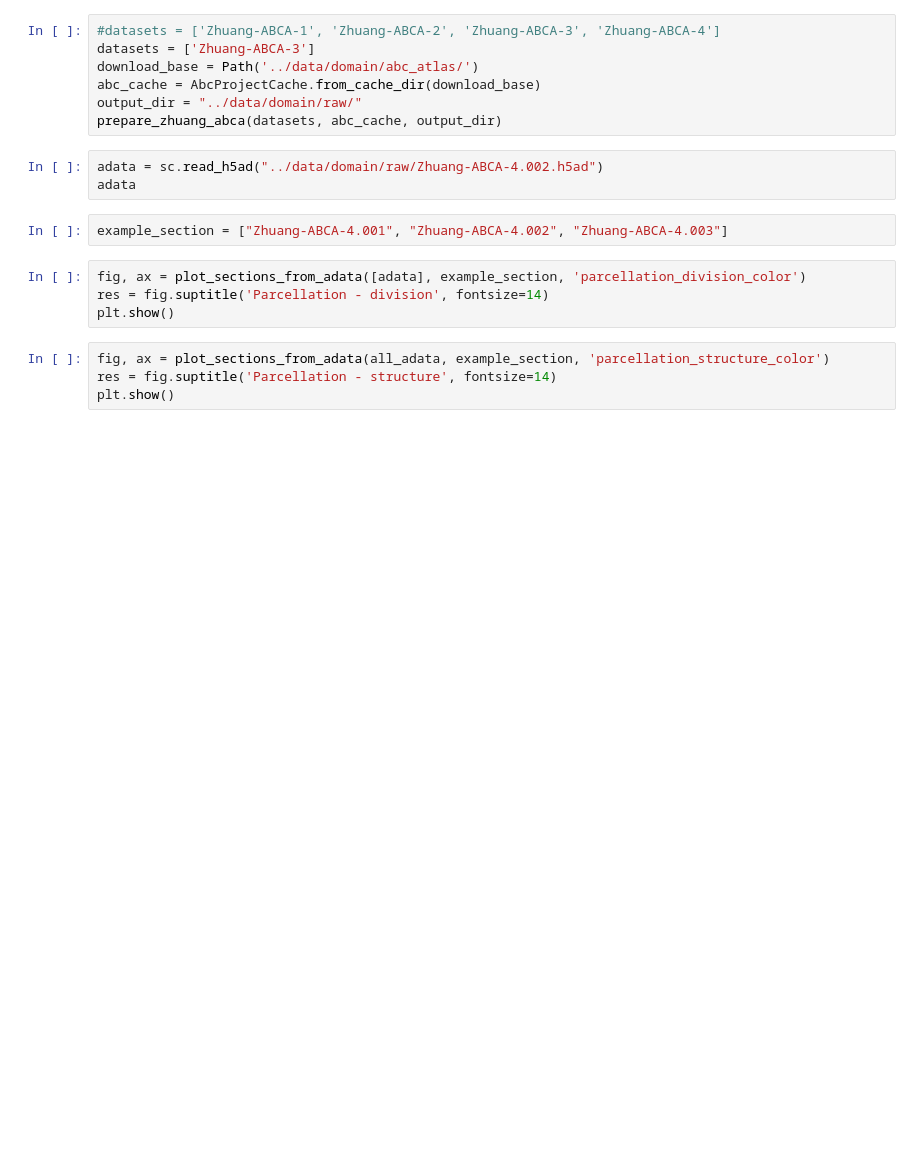
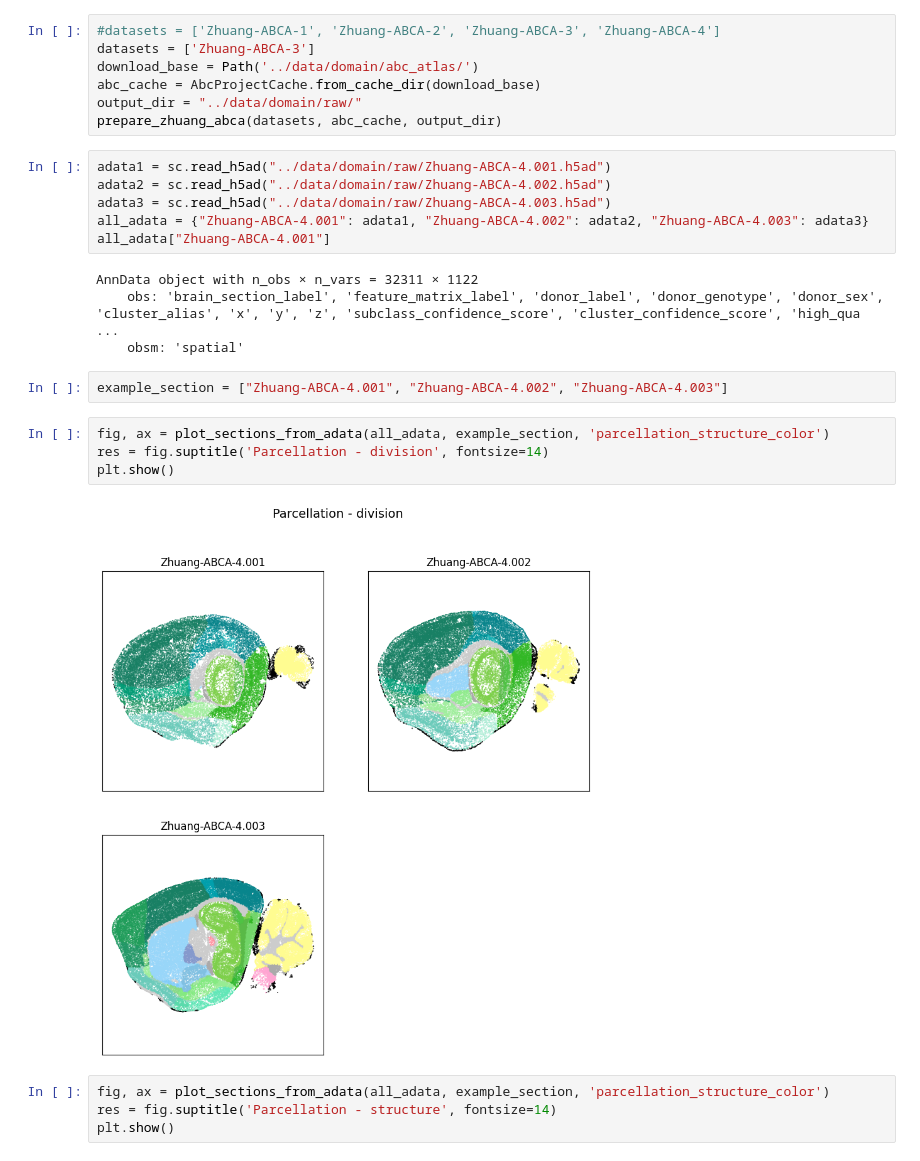
Before and after one commit to BoevaLab/spatial-augmentations, a Jupyter notebook: notebooks/merfish_large.ipynb, the cells around one changed output. Cells and saved outputs as stored; diff of their text form; blank space fills up the shorter version.

```diff
--- a/notebooks/merfish_large.ipynb
+++ b/notebooks/merfish_large.ipynb
@@ -183,15 +183,24 @@ download_base = Path('../data/domain/abc_atlas/')
 abc_cache = AbcProjectCache.from_cache_dir(download_base)
 output_dir = "../data/domain/raw/"
 prepare_zhuang_abca(datasets, abc_cache, output_dir)
-# %%
-adata = sc.read_h5ad("../data/domain/raw/Zhuang-ABCA-4.002.h5ad")
-adata
+# %%
+adata1 = sc.read_h5ad("../data/domain/raw/Zhuang-ABCA-4.001.h5ad")
+adata2 = sc.read_h5ad("../data/domain/raw/Zhuang-ABCA-4.002.h5ad")
+adata3 = sc.read_h5ad("../data/domain/raw/Zhuang-ABCA-4.003.h5ad")
+all_adata = {"Zhuang-ABCA-4.001": adata1, "Zhuang-ABCA-4.002": adata2, "Zhuang-ABCA-4.003": adata3}
+all_adata["Zhuang-ABCA-4.001"]
+# %% [output]
+AnnData object with n_obs × n_vars = 32311 × 1122
+    obs: 'brain_section_label', 'feature_matrix_label', 'donor_label', 'donor_genotype', 'donor_sex', 'cluster_alias', 'x', 'y', 'z', 'subclass_confidence_score', 'cluster_confidence_score', 'high_qua ...
+    obsm: 'spatial'
 # %%
 example_section = ["Zhuang-ABCA-4.001", "Zhuang-ABCA-4.002", "Zhuang-ABCA-4.003"]
 # %%
-fig, ax = plot_sections_from_adata([adata], example_section, 'parcellation_division_color')
+fig, ax = plot_sections_from_adata(all_adata, example_section, 'parcellation_structure_color')
 res = fig.suptitle('Parcellation - division', fontsize=14)
 plt.show()
+# %% [output]
+[figure, added]
 # %%
 fig, ax = plot_sections_from_adata(all_adata, example_section, 'parcellation_structure_color')
 res = fig.suptitle('Parcellation - structure', fontsize=14)
```
Also changed, not shown: 2 other files.
